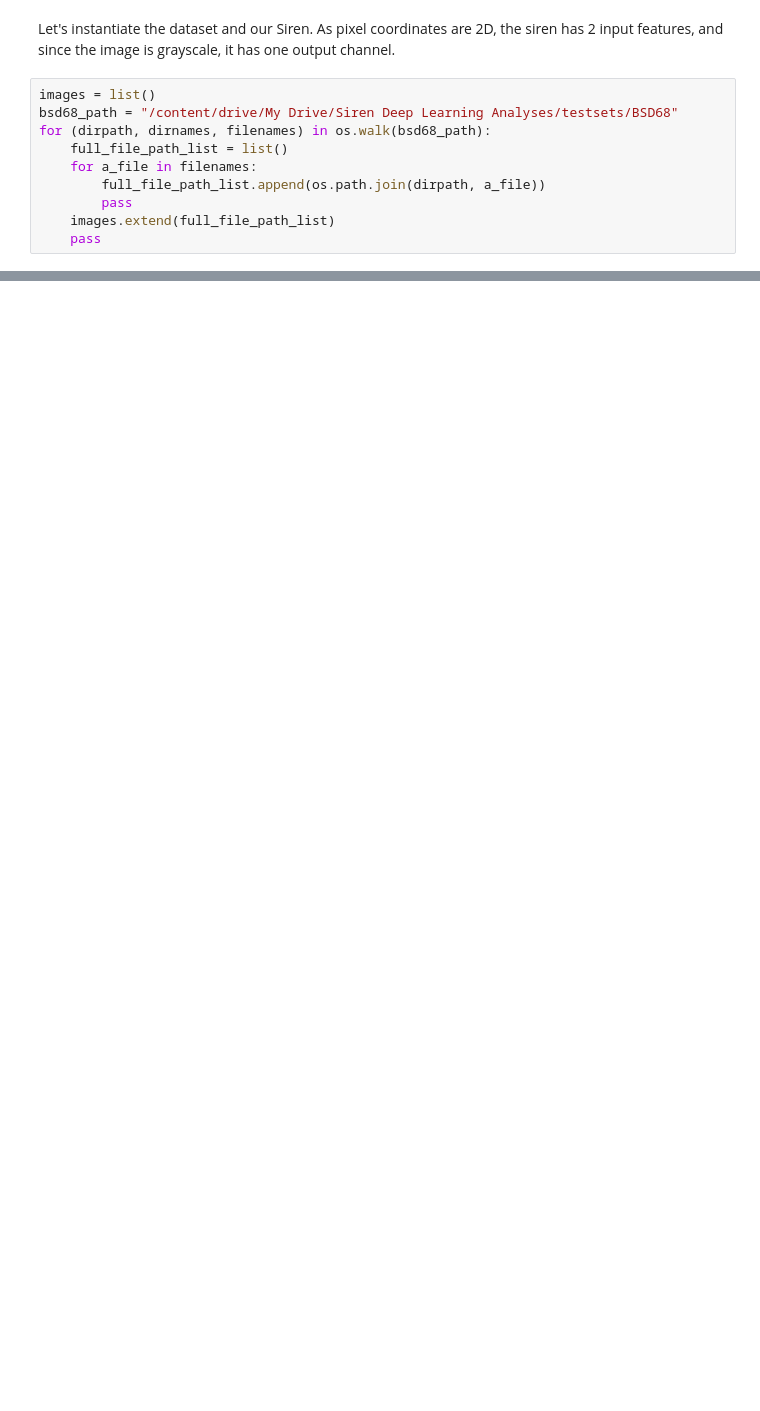
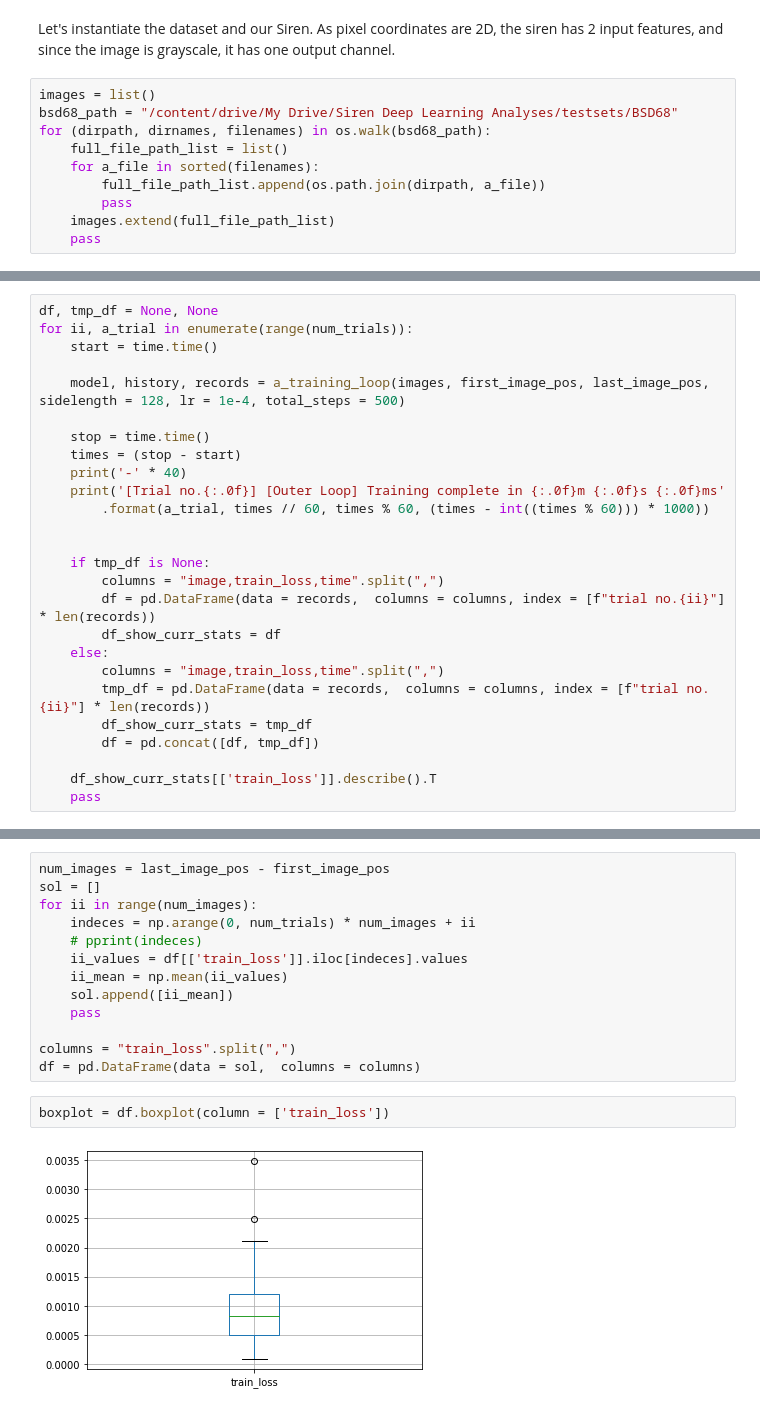
Before and after one commit to franec94/My-Siren-Deep-Learning-Test, a Jupyter notebook: notebooks/siren_loop_over_BSD68.ipynb, the cells around one changed output, grey strips where cells are left out. Drawn from its saved outputs; the diff is of its cells as text; blank space fills up the shorter version.

```diff
--- a/notebooks/siren_loop_over_BSD68.ipynb
+++ b/notebooks/siren_loop_over_BSD68.ipynb
@@ -481,7 +575,7 @@ images = list()
 bsd68_path = "/content/drive/My Drive/Siren Deep Learning Analyses/testsets/BSD68"
 for (dirpath, dirnames, filenames) in os.walk(bsd68_path):
     full_file_path_list = list()
-    for a_file in filenames:
+    for a_file in sorted(filenames):
         full_file_path_list.append(os.path.join(dirpath, a_file))
         pass
     images.extend(full_file_path_list)
@@ -557,0 +588,26 @@ ValueError: ignored
+# %%
+df, tmp_df = None, None
+for ii, a_trial in enumerate(range(num_trials)):
+    start = time.time()
+
+    model, history, records = a_training_loop(images, first_image_pos, last_image_pos, sidelength = 128, lr = 1e-4, total_steps = 500)
+
+    stop = time.time()
+    times = (stop - start)
+    print('-' * 40)
+    print('[Trial no.{:.0f}] [Outer Loop] Training complete in {:.0f}m {:.0f}s {:.0f}ms'
+        .format(a_trial, times // 60, times % 60, (times - int((times % 60))) * 1000))
+
+
+    if tmp_df is None:
+        columns = "image,train_loss,time".split(",")
+        df = pd.DataFrame(data = records,  columns = columns, index = [f"trial no.{ii}"] * len(records))
+        df_show_curr_stats = df
+    else:
+        columns = "image,train_loss,time".split(",")
+        tmp_df = pd.DataFrame(data = records,  columns = columns, index = [f"trial no.{ii}"] * len(records))
+        df_show_curr_stats = tmp_df
+        df = pd.concat([df, tmp_df])
+
+    df_show_curr_stats[['train_loss']].describe().T
+    pass
@@ -559,0 +655,17 @@ df
+# %%
+num_images = last_image_pos - first_image_pos
+sol = []
+for ii in range(num_images):
+    indeces = np.arange(0, num_trials) * num_images + ii
+    # pprint(indeces)
+    ii_values = df[['train_loss']].iloc[indeces].values
+    ii_mean = np.mean(ii_values)
+    sol.append([ii_mean])
+    pass
+
+columns = "train_loss".split(",")
+df = pd.DataFrame(data = sol,  columns = columns)
+# %%
+boxplot = df.boxplot(column = ['train_loss'])
+# %% [output]
+[figure, added]
```
Also changed, not shown: parts of 32 cells of this notebook, 1 other file.
